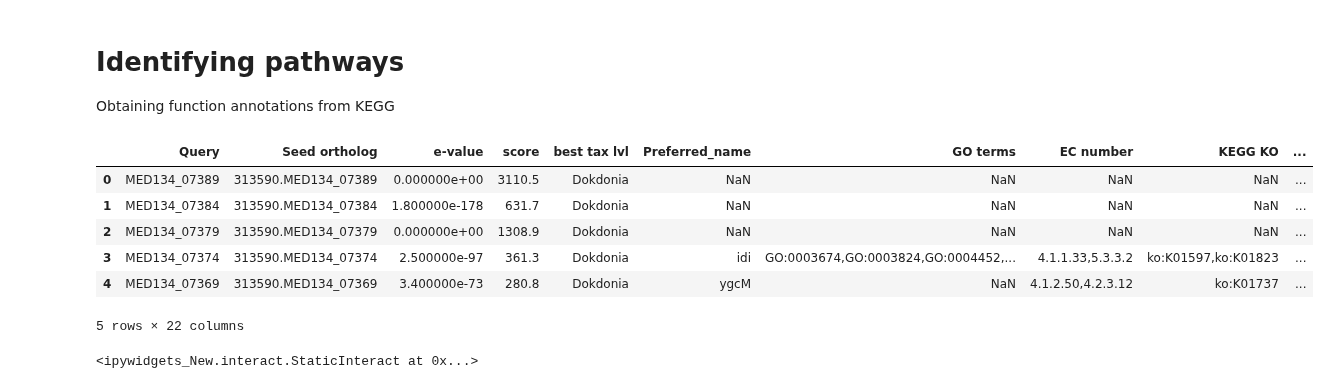
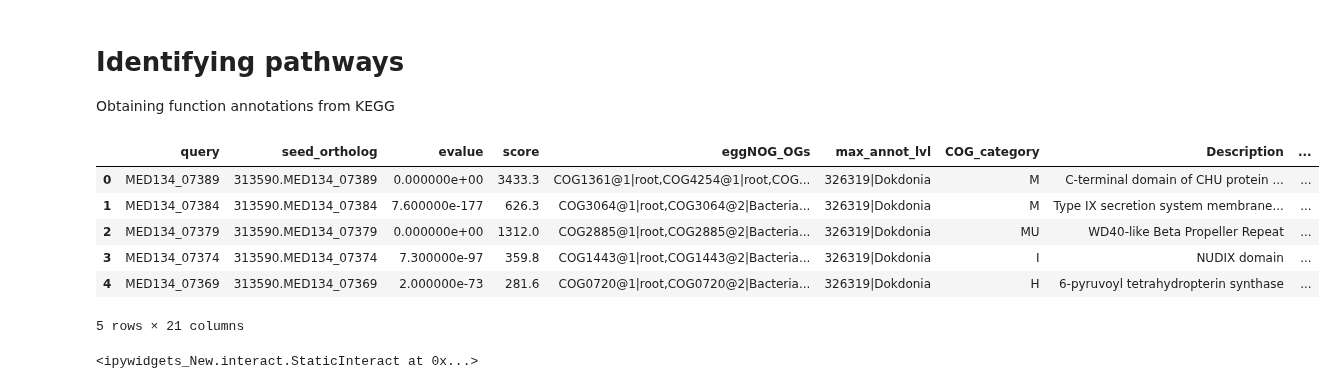
Before and after one commit to Robaina/Dokdonia, a Jupyter notebook: Dokdonia.ipynb, the cells around one changed output. Cells and saved outputs as stored; diff of their text form; code cells hidden in the pictures.

```diff
--- a/Dokdonia.ipynb
+++ b/Dokdonia.ipynb
@@ -31,7 +31,7 @@ def readFromPickleFile(path_to_file='object.pkl'):
     return python_object
 # %%
 # Parsing GBK file and KEGG pathways
-with open('Data/Function_Annotations/kegg_pathways.json') as json_file:
+with open('Data/Function_Annotations/KEGG/kegg_pathways.json') as json_file:
     kegg_pathways = json.load(json_file)['children']
 kegg_dict = Dc.assignSystemsToEnzymes(kegg_pathways)
 
@@ -302,18 +302,17 @@ Obtaining function annotations from KEGG
 # %%
 # Read eggNOG - Mapper (http://eggnog-mapper.embl.de/) results
-eggNOG = pd.read_excel('Data/Function_Annotations/result_eggnogMapper.xlsx', header=4)
-eggNOG = eggNOG[eggNOG['best tax lvl'] == 'Dokdonia']
+eggNOG = pd.read_excel('Data/Function_Annotations/KEGG/result_eggNOGMapper.xlsx', header=2)
 ko_pathway_dict = Dc.getKEGGPathwayDict(kegg_pathways)
 gene_ko_dict= Dc.getGeneKOs(eggNOG)
 eggNOG.head()
 # %% [output]
-|  | Query | Seed ortholog | e-value | score | best tax lvl | Preferred_name | GO terms | EC number | KEGG KO | ... |
-| 0 | MED134_07389 | 313590.MED134_07389 | 0.000000e+00 | 3110.5 | Dokdonia | NaN | NaN | NaN | NaN | ... |
-| 1 | MED134_07384 | 313590.MED134_07384 | 1.800000e-178 | 631.7 | Dokdonia | NaN | NaN | NaN | NaN | ... |
-| 2 | MED134_07379 | 313590.MED134_07379 | 0.000000e+00 | 1308.9 | Dokdonia | NaN | NaN | NaN | NaN | ... |
-| 3 | MED134_07374 | 313590.MED134_07374 | 2.500000e-97 | 361.3 | Dokdonia | idi | GO:0003674,GO:0003824,GO:0004452,... | 4.1.1.33,5.3.3.2 | ko:K01597,ko:K01823 | ... |
-| 4 | MED134_07369 | 313590.MED134_07369 | 3.400000e-73 | 280.8 | Dokdonia | ygcM | NaN | 4.1.2.50,4.2.3.12 | ko:K01737 | ... |
+|  | query | seed_ortholog | evalue | score | eggNOG_OGs | max_annot_lvl | COG_category | Description | ... |
+| 0 | MED134_07389 | 313590.MED134_07389 | 0.000000e+00 | 3433.3 | COG1361@1|root,COG4254@1|root,COG... | 326319|Dokdonia | M | C-terminal domain of CHU protein ... | ... |
+| 1 | MED134_07384 | 313590.MED134_07384 | 7.600000e-177 | 626.3 | COG3064@1|root,COG3064@2|Bacteria... | 326319|Dokdonia | M | Type IX secretion system membrane... | ... |
+| 2 | MED134_07379 | 313590.MED134_07379 | 0.000000e+00 | 1312.0 | COG2885@1|root,COG2885@2|Bacteria... | 326319|Dokdonia | MU | WD40-like Beta Propeller Repeat | ... |
+| 3 | MED134_07374 | 313590.MED134_07374 | 7.300000e-97 | 359.8 | COG1443@1|root,COG1443@2|Bacteria... | 326319|Dokdonia | I | NUDIX domain | ... |
+| 4 | MED134_07369 | 313590.MED134_07369 | 2.000000e-73 | 281.6 | COG0720@1|root,COG0720@2|Bacteria... | 326319|Dokdonia | H | 6-pyruvoyl tetrahydropterin synthase | ... |
-5 rows × 22 columns
+5 rows × 21 columns
 # %%
 # gene_list = []
 # Dc.getKEGGpathwaysForGeneList(ko_pathway_dict, gene_ko_dict, gene_list)
```
Also changed, not shown: parts of 8 cells of this notebook, 22 other files.
